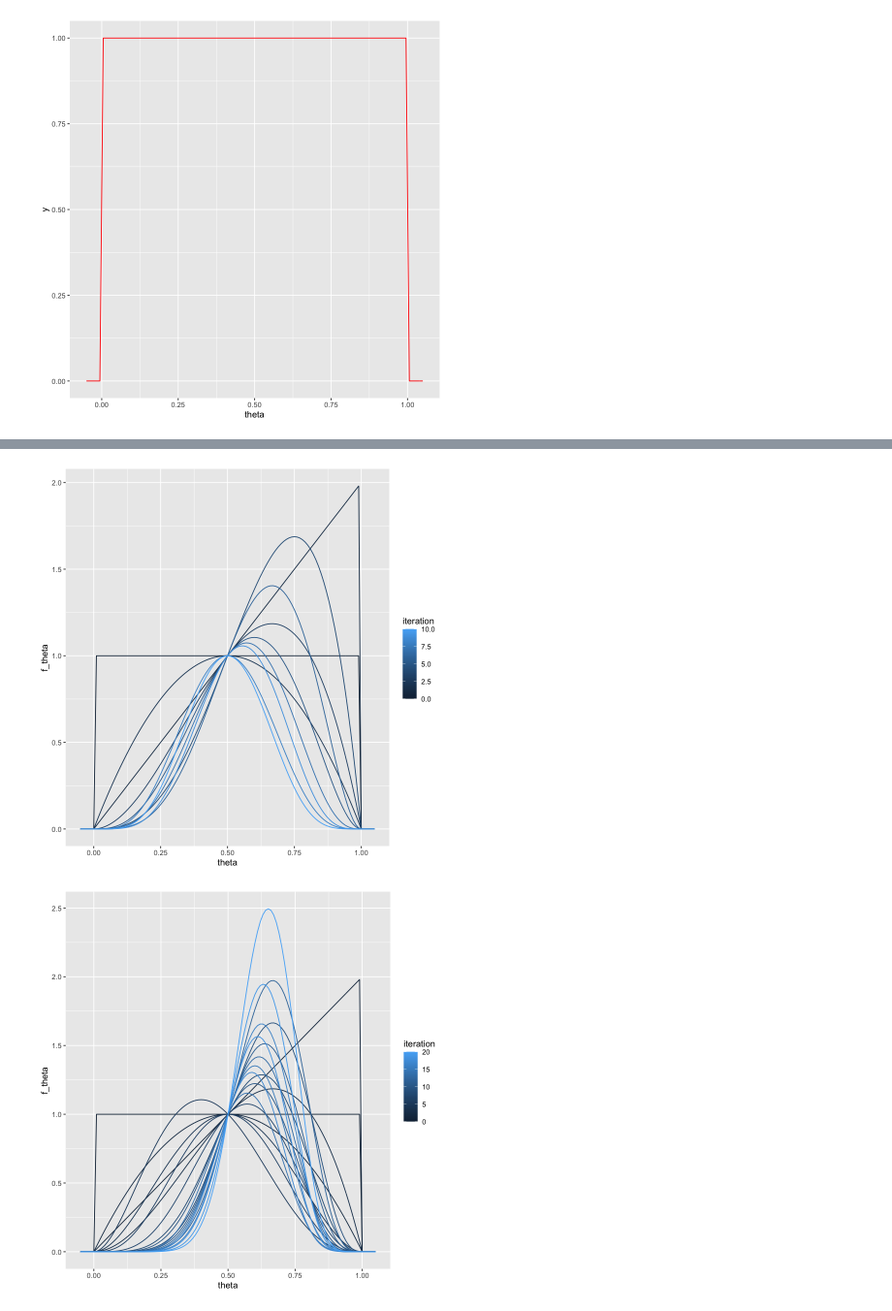
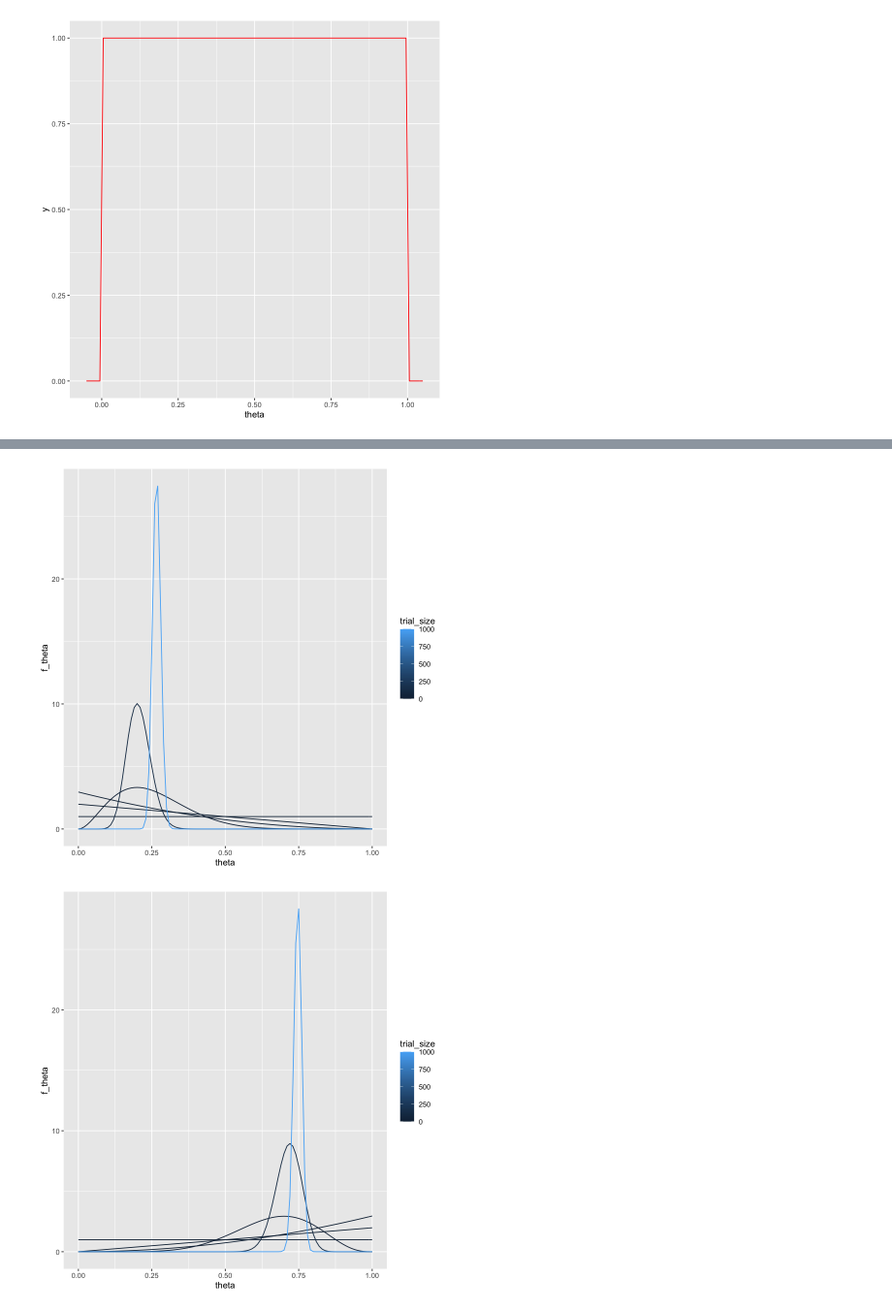
Before and after one commit to cameron-raymond/Bayesian-Stats, a Jupyter notebook: coin-flip-updating.ipynb, the cells around one changed output, grey strips where cells are left out. Shown at 97% size. Cells and saved outputs as stored; diff of their text form; code cells hidden in the pictures.

```diff
--- a/coin-flip-updating.ipynb
+++ b/coin-flip-updating.ipynb
@@ -76,42 +82,46 @@ ggplot(pdfs,
 # %%
-new_prior <- prior
+true_prop <- 0.25
 pdfs <- tibble(
-    theta =  seq(-0.05,1.05,0.01),
-    iteration = 0,
+    theta =  seq(0,1,0.01),
+    trial_size = 0,
     f_theta = prior(theta))
 
-for (i in 1:10) {
-    coin_flip <- rbinom(1, 1, true_prop)
-    a_posterior <- create_posterior(coin_flip, likelihood, new_prior)
+
+for (trial_size in c(1,2,10,100,1000)) {
+    num_heads <- rbinom(1, trial_size, true_prop)
+    num_tails <- trial_size - num_heads
+    a_posterior <- create_posterior(num_heads,num_tails, likelihood, prior)
     new_pdf <- tibble(
-        theta =  seq(-0.05,1.05,0.01),
-        iteration = i,
+        theta =  seq(0,1,0.01),
+        trial_size = trial_size,
         f_theta = a_posterior(theta))
     pdfs <- rbind(pdfs,new_pdf)
-    new_prior <- a_posterior
 }
+pdfs <- pdfs %>% group_by(trial_size) %>% mutate(f_theta = 100 * f_theta / sum(f_theta))
 ggplot(pdfs,
-    aes(x=theta,y=f_theta,color=iteration,group=iteration)) + geom_line()
+    aes(x=theta,y=f_theta,color=trial_size,group=trial_size)) + geom_line()
 # %% [output]
-[figure, old version]
+[figure, new version]
 # %%
-new_prior <- prior
+true_prop <- 0.75
 pdfs <- tibble(
-    theta =  seq(-0.05,1.05,0.01),
-    iteration = 0,
+    theta =  seq(0,1,0.01),
+    trial_size = 0,
     f_theta = prior(theta))
 
-for (i in 1:20) {
-    coin_flip <- rbinom(1, 1, true_prop)
-    a_posterior <- create_posterior(coin_flip, likelihood, new_prior)
+
+for (trial_size in c(1,2,10,100,1000)) {
+    num_heads <- rbinom(1, trial_size, true_prop)
+    num_tails <- trial_size - num_heads
+    a_posterior <- create_posterior(num_heads,num_tails, likelihood, prior)
     new_pdf <- tibble(
-        theta =  seq(-0.05,1.05,0.01),
-        iteration = i,
+        theta =  seq(0,1,0.01),
+        trial_size = trial_size,
         f_theta = a_posterior(theta))
     pdfs <- rbind(pdfs,new_pdf)
-    new_prior <- a_posterior
 }
+pdfs <- pdfs %>% group_by(trial_size) %>% mutate(f_theta = 100 * f_theta / sum(f_theta))
 ggplot(pdfs,
-    aes(x=theta,y=f_theta,color=iteration,group=iteration)) + geom_line()
+    aes(x=theta,y=f_theta,color=trial_size,group=trial_size)) + geom_line()
 # %% [output]
-[figure, old version]
+[figure, new version]
```
Also changed, not shown: parts of 6 cells of this notebook.
